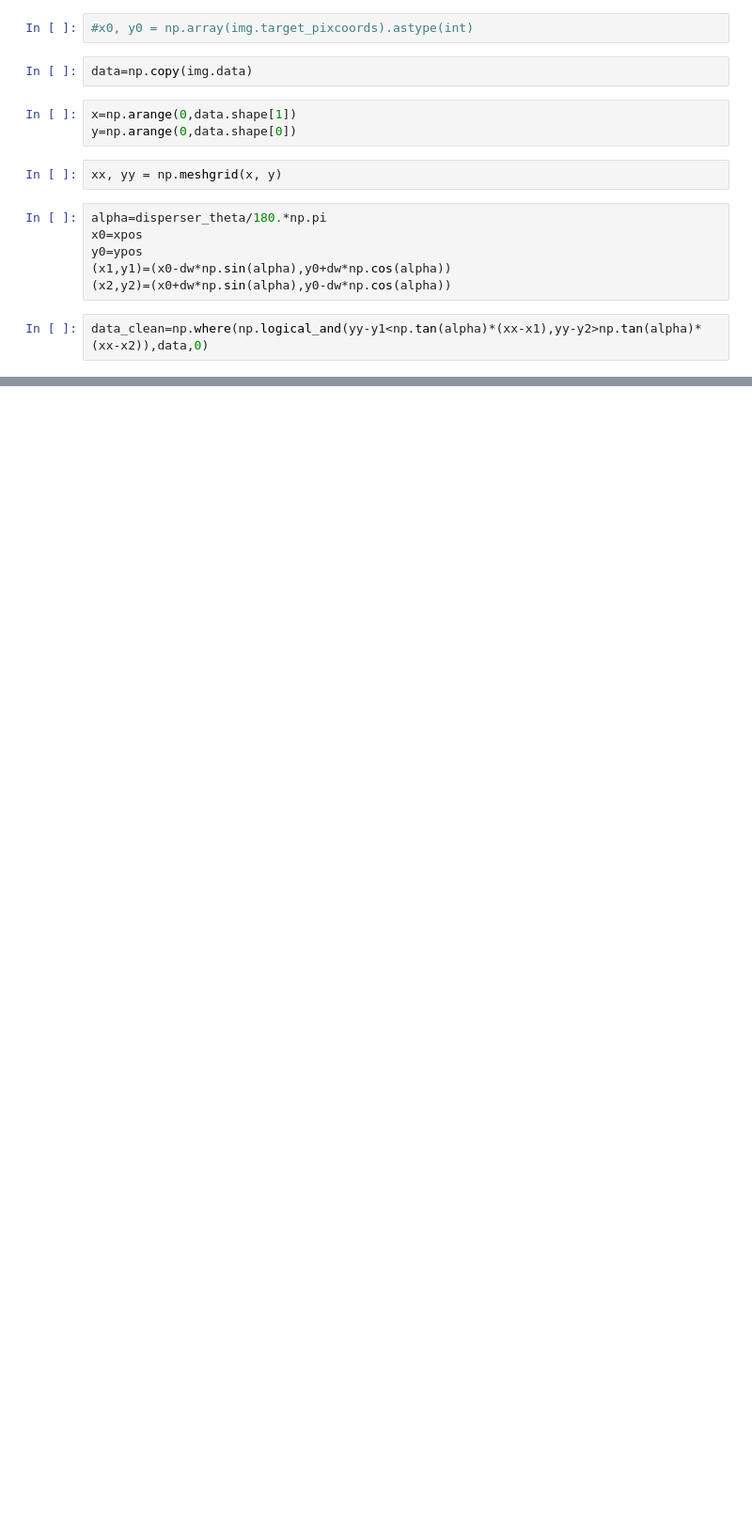
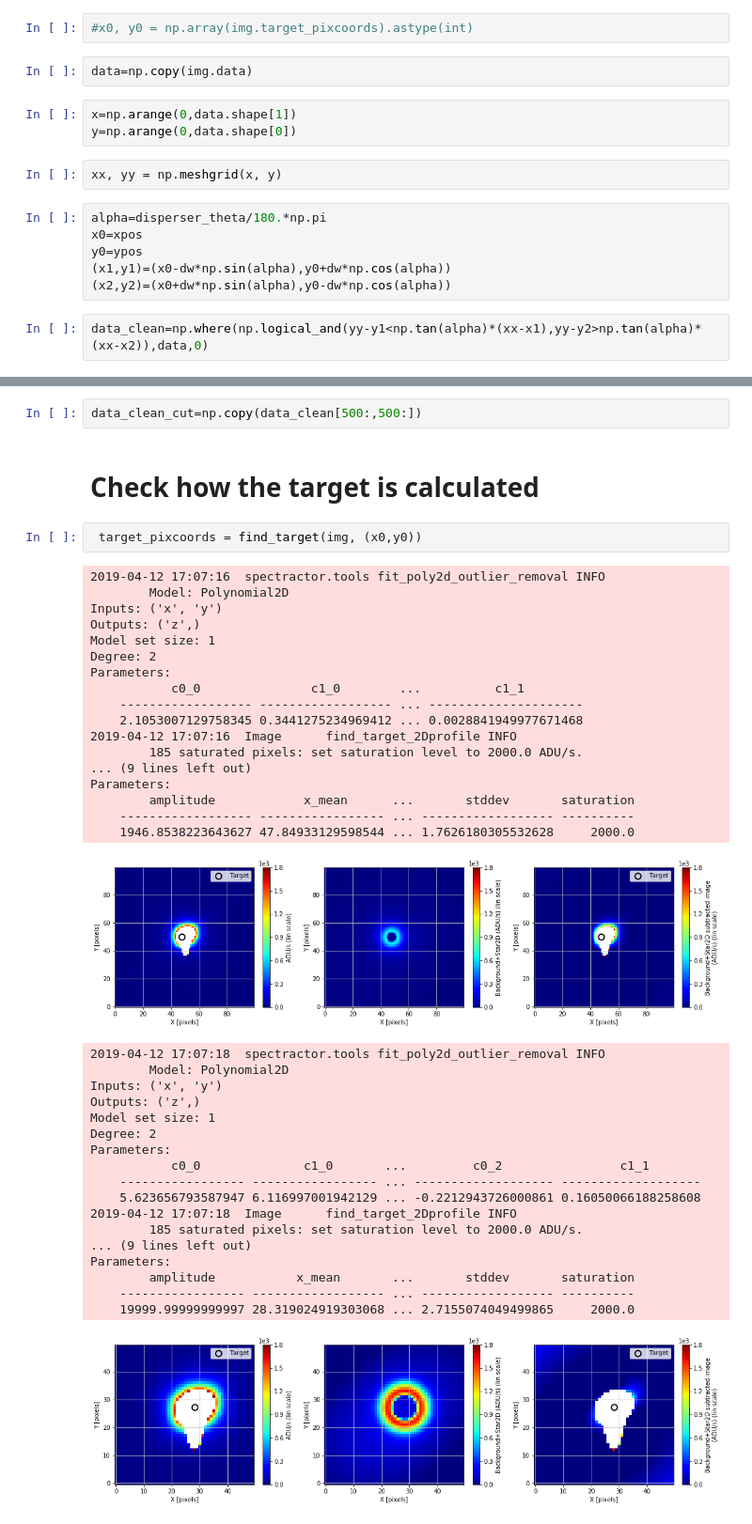
Before and after one commit to LSSTDESC/Spectractor, a Jupyter notebook: notebooks/RunRotationOfImage.ipynb, the cells around one changed output, grey strips where cells are left out. Shown: that part at 94% size. Cells and saved outputs as stored; diff of their text form; blank space fills up the shorter version.

```diff
--- a/notebooks/RunRotationOfImage.ipynb
+++ b/notebooks/RunRotationOfImage.ipynb
@@ -255,0 +268,43 @@ plt.grid(True)
+# %%
+data_clean_cut=np.copy(data_clean[500:,500:])
+# %% [markdown]
+# Check how the target is calculated
+# %%
+ target_pixcoords = find_target(img, (x0,y0))
+# %% [output]
+2019-04-12 17:07:16  spectractor.tools fit_poly2d_outlier_removal INFO
+        Model: Polynomial2D
+Inputs: ('x', 'y')
+Outputs: ('z',)
+Model set size: 1
+Degree: 2
+Parameters:
+           c0_0               c1_0        ...          c1_1
+    ------------------ ------------------ ... ---------------------
+    2.1053007129758345 0.3441275234969412 ... 0.0028841949977671468
+2019-04-12 17:07:16  Image      find_target_2Dprofile INFO
+        185 saturated pixels: set saturation level to 2000.0 ADU/s.
+... (9 lines left out)
+Parameters:
+        amplitude            x_mean      ...       stddev       saturation
+    ------------------ ----------------- ... ------------------ ----------
+    1946.8538223643627 47.84933129598544 ... 1.7626180305532628     2000.0
+[figure, added]
+2019-04-12 17:07:18  spectractor.tools fit_poly2d_outlier_removal INFO
+        Model: Polynomial2D
+Inputs: ('x', 'y')
+Outputs: ('z',)
+Model set size: 1
+Degree: 2
+Parameters:
+           c0_0              c1_0       ...         c0_2                c1_1
+    ----------------- ----------------- ... ------------------- -------------------
+    5.623656793587947 6.116997001942129 ... -0.2212943726000861 0.16050066188258608
+2019-04-12 17:07:18  Image      find_target_2Dprofile INFO
+        185 saturated pixels: set saturation level to 2000.0 ADU/s.
+... (9 lines left out)
+Parameters:
+        amplitude           x_mean       ...       stddev       saturation
+    ----------------- ------------------ ... ------------------ ----------
+    19999.99999999997 28.319024919303068 ... 2.7155074049499865     2000.0
+[figure, added]
```
Also changed, not shown: parts of 36 cells of this notebook, 3 other files.
